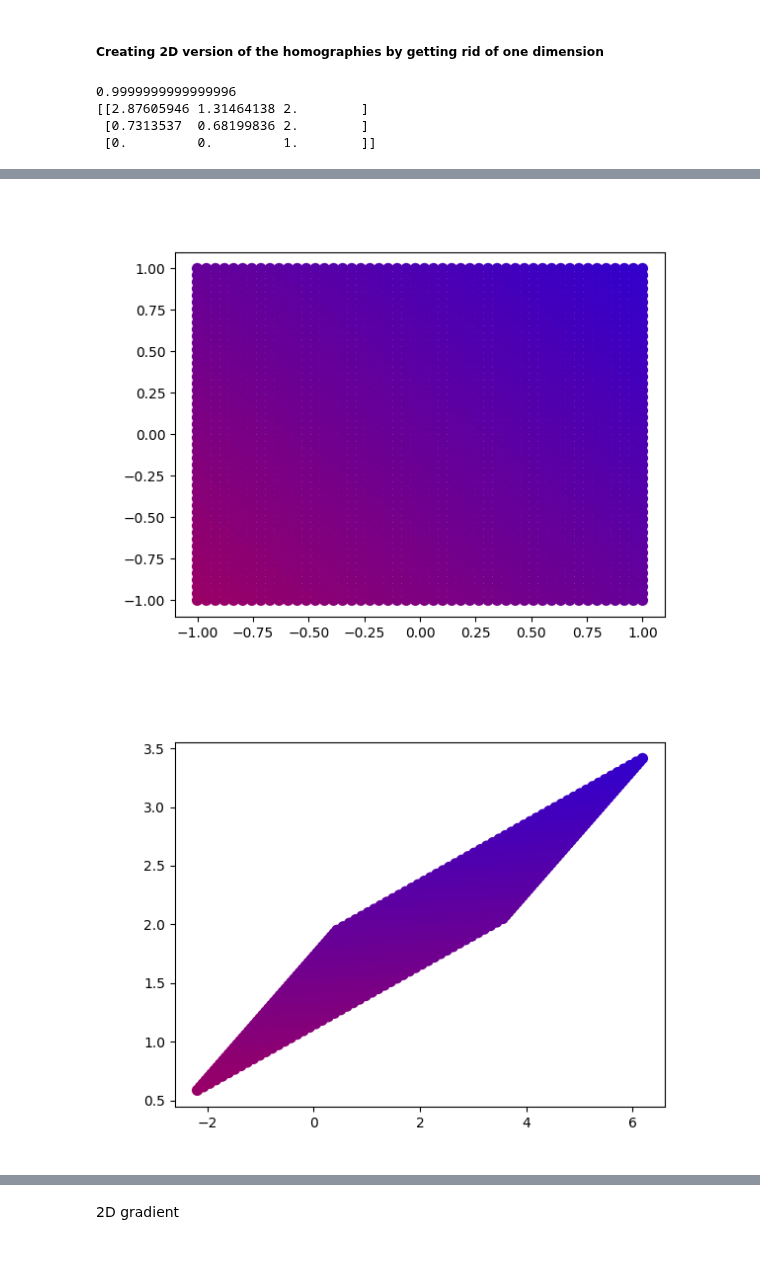
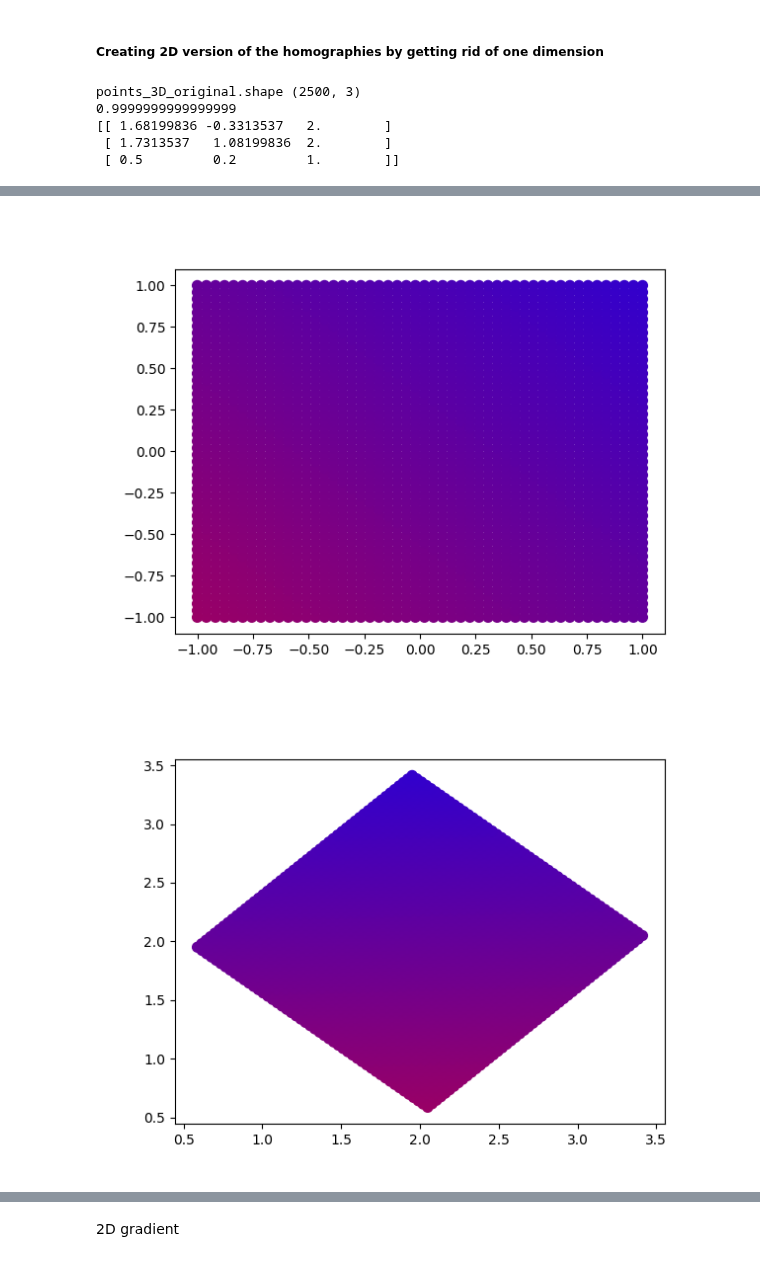
Before and after one commit to JoshuaG-K/transformation-visualization-tool, a Jupyter notebook: transformations.ipynb, the cells around one changed output, grey strips where cells are left out. Drawn from its saved outputs; the diff is of its cells as text; code cells hidden in the pictures.

Commit message:
Applied transformations to an image, homography still not working as I think it should

```diff
--- a/transformations.ipynb
+++ b/transformations.ipynb
@@ -264,6 +267,9 @@ def apply_transformation(tensor, transformation):
     """
     Description: Applies a 3x3 homography to an Nx3 tensor and returns an Nx3 tensor
     """
+    # print("transformation.shape: ", transformation.shape)
+    # print("tensor.shape: ", tensor.shape)
+    # print()
     return np.matmul(transformation, tensor.T).T
 
 def create_affine_transformation():
@@ -274,7 +280,7 @@ def create_affine_transformation():
     rotation_matrix = create_rotation_matrix_clockwise(47)
     translation_matrix = create_translation_matrix(2, 2)
     scaling_matrix = create_scale_matrix(1, 1)
-    skew_matrix_X, skew_matrix_Y = create_skew_matrix(3)
+    skew_matrix_X, skew_matrix_Y = create_skew_matrix(0)
 
     # print(np.matmul(rotation_matrix, translation_matrix))
 
@@ -307,8 +313,8 @@ def create_homography_transformation():
     rotation_matrix = create_rotation_matrix_clockwise(47)
     translation_matrix = create_translation_matrix(2, 2)
     scaling_matrix = create_scale_matrix(1, 1)
-    skew_matrix_X, skew_matrix_Y = create_skew_matrix(3)
-    warp_matrix = create_warp_matrix(1, 3)
+    skew_matrix_X, skew_matrix_Y = create_skew_matrix(0)
+    warp_matrix = create_warp_matrix(0.5, 0.2)
 
     homography = functools.reduce(np.matmul, [translation_matrix, skew_matrix_X, scaling_matrix, rotation_matrix, warp_matrix])
 
@@ -318,6 +324,7 @@ points_2D_original = get_rid_of_z_dimension(points_3D_original)
 affine_transformation = create_affine_transformation()
 homography = create_homography_transformation()
 points_3D_affine = apply_transformation(points_3D_original, affine_transformation)
+print("points_3D_original.shape", points_3D_original.shape)
 points_3D_homography = apply_transformation(points_3D_original, homography)
 homography_determinant = np.linalg.det(homography)
 print(homography_determinant)
@@ -339,8 +346,9 @@ plot_tensor(points_2D_original)
 plot_tensor(points_2D_affine)
 plot_tensor(points_2D_homography)
 # %% [output]
-0.9999999999999996
-[[2.87605946 1.31464138 2.        ]
- [0.7313537  0.68199836 2.        ]
- [0.         0.         1.        ]]
+points_3D_original.shape (2500, 3)
+0.9999999999999999
+[[ 1.68199836 -0.3313537   2.        ]
+ [ 1.7313537   1.08199836  2.        ]
+ [ 0.5         0.2         1.        ]]
 [figure]
@@ -349,2 +357,2 @@ plot_tensor(points_2D_homography)
 [figure]
-[figure, old version]
+[figure, new version]
```
Also changed, not shown: parts of 5 cells of this notebook, 1 other file.
